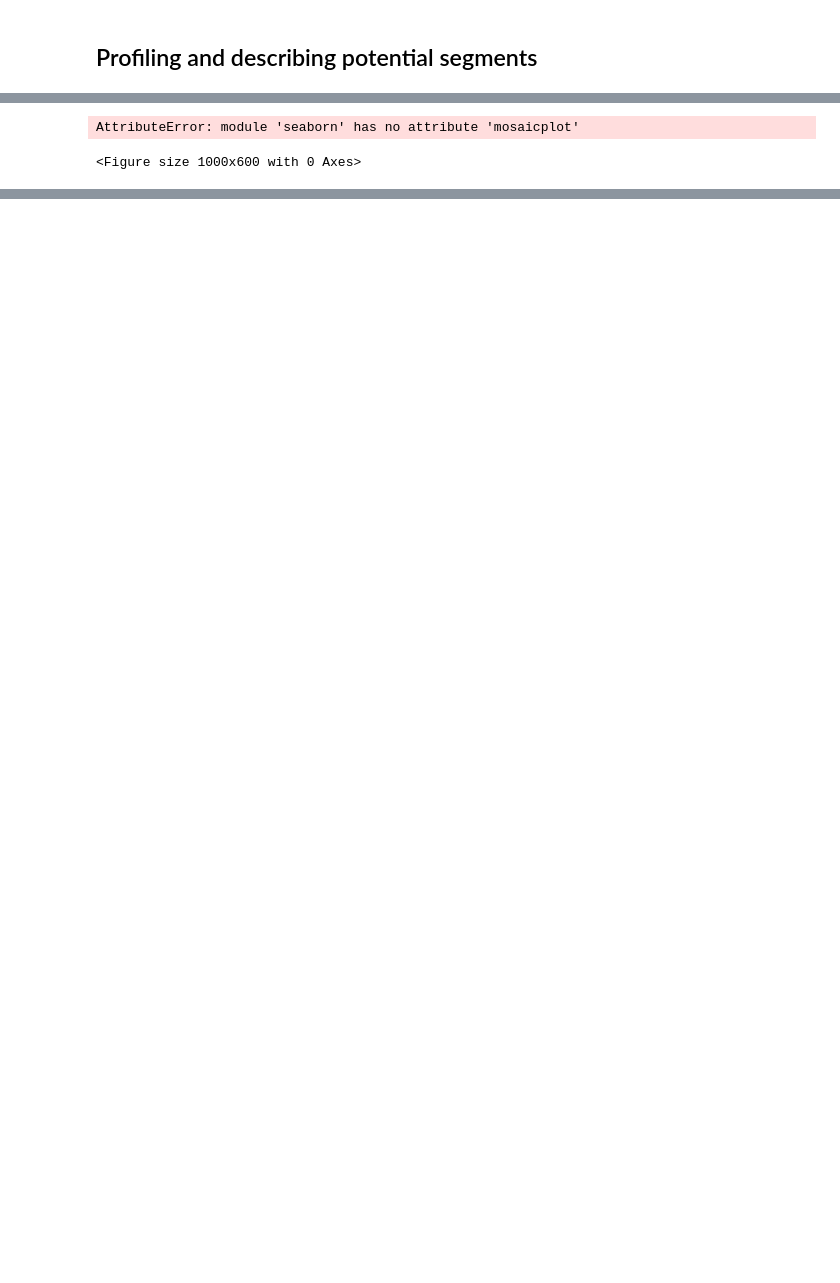
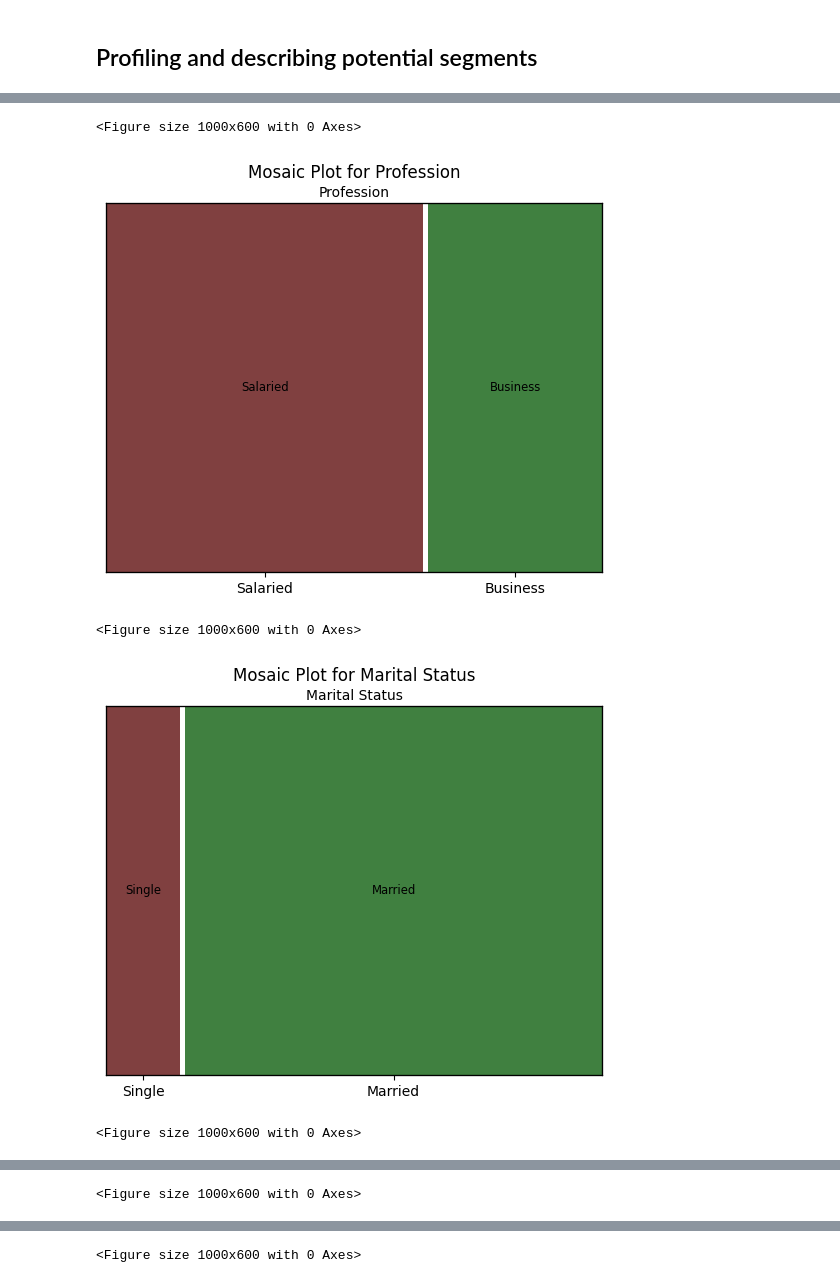
Before and after one commit to AnubhaSharma2709/Electric-vehicle-Case-study, a Jupyter notebook: market_segmentation.ipynb, the cells around one changed output, grey strips where cells are left out. Drawn from its saved outputs; the diff is of its cells as text; code cells hidden in the pictures; blank space fills up the shorter version.

```diff
--- a/market_segmentation.ipynb
+++ b/market_segmentation.ipynb
@@ -532,18 +592,9 @@ plt.show()
 import matplotlib.pyplot as plt
 from statsmodels.graphics.mosaicplot import mosaic
 
-# Mosaic Plot for AgeGroup
-plt.figure(figsize=(10, 6))
-sns.mosaicplot(dataset_2, ['AgeGroup'], gap=0.01)
-plt.title('Mosaic Plot for AgeGroup')
-plt.xlabel('AgeGroup')
-plt.ylabel('Count')
-plt.show()
-# Description: The mosaic plot shows the distribution of consumers across different age groups.
-
 # Mosaic Plot for Profession
 plt.figure(figsize=(10, 6))
-sns.mosaicplot(dataset_2, ['Profession'], gap=0.01)
+mosaic(dataset_2, ['Profession'], gap=0.01)
 plt.title('Mosaic Plot for Profession')
 plt.xlabel('Profession')
 plt.ylabel('Count')
@@ -552,7 +603,7 @@ plt.show()
 
 # Mosaic Plot for Marital Status
 plt.figure(figsize=(10, 6))
-sns.mosaicplot(dataset_2, ['Marrital Status'], gap=0.01)
+mosaic(dataset_2, ['Marrital Status'], gap=0.01)
 plt.title('Mosaic Plot for Marital Status')
 plt.xlabel('Marital Status')
 plt.ylabel('Count')
@@ -561,57 +612,42 @@ plt.show()
 
 # Mosaic Plot for Education
 plt.figure(figsize=(10, 6))
-sns.mosaicplot(dataset_2, ['Education'], gap=0.01)
+mosaic(dataset_2, ['Education'], gap=0.01)
 plt.title('Mosaic Plot for Education')
 plt.xlabel('Education')
 plt.ylabel('Count')
 plt.show()
 # Description: The mosaic plot visualizes the distribution of consumers by their education levels.
 
 # Mosaic Plot for Number of Dependents
 plt.figure(figsize=(10, 6))
-sns.mosaicplot(dataset_2, ['No of Dependents'], gap=0.01)
+mosaic(dataset_2, ['No of Dependents'], gap=0.01)
 plt.title('Mosaic Plot for Number of Dependents')
 plt.xlabel('Number of Dependents')
 plt.ylabel('Count')
 plt.show()
 # Description: This mosaic plot demonstrates the distribution of consumers based on the number of dependents they have.
 
 # Mosaic Plot for Wife Working
 plt.figure(figsize=(10, 6))
-sns.mosaicplot(dataset_2, ['Wife Working'], gap=0.01)
+mosaic(dataset_2, ['Wife Working'], gap=0.01)
 plt.title('Mosaic Plot for Wife Working')
 plt.xlabel('Wife Working')
 plt.ylabel('Count')
 plt.show()
 # Description: The mosaic plot illustrates whether the wife is working or not for each consumer.
 
 # Bar Plot Showing Total Salary of Consumers with respect to their Age
 plt.figure(figsize=(10, 6))
 sns.barplot(x='Age', y='Total Salary', data=dataset_2)
 plt.title('Bar Plot Showing Total Salary of Consumers with respect to their Age')
 plt.xlabel('Age')
 plt.ylabel('Total Salary')
 plt.show()
 # Description: This bar plot depicts the total salary of consumers with respect to their age.
-
-# Mosaic Plot for Financial Condition
-plt.figure(figsize=(10, 6))
-sns.mosaicplot(dataset_2, ['Financial Condition'], gap=0.01)
-plt.title('Mosaic Plot for Financial Condition')
-plt.xlabel('Financial Condition')
-plt.ylabel('Count')
-plt.show()
-# Description: The mosaic plot shows the distribution of consumers across different financial conditions.
-
-# Mosaic Plot for Car Type
-plt.figure(figsize=(10, 6))
-sns.mosaicplot(dataset_2, ['Car Type'], gap=0.01)
-plt.title('Mosaic Plot for Car Type')
-plt.xlabel('Car Type')
-plt.ylabel('Count')
-plt.show()
-# Description: This mosaic plot displays the distribution of consumers among different car types.
 # %% [output]
-AttributeError: module 'seaborn' has no attribute 'mosaicplot'
+<Figure size 1000x600 with 0 Axes>
+[figure, added]
 <Figure size 1000x600 with 0 Axes>
+[figure, added]
+<Figure size 1000x600 with 0 Axes>
@@ -617,0 +655 @@ AttributeError: module 'seaborn' has no attribute 'mosaicplot'
+<Figure size 1000x600 with 0 Axes>
@@ -617,0 +657 @@ AttributeError: module 'seaborn' has no attribute 'mosaicplot'
+<Figure size 1000x600 with 0 Axes>
```
Also changed, not shown: parts of 4 cells of this notebook, 1 other file.
